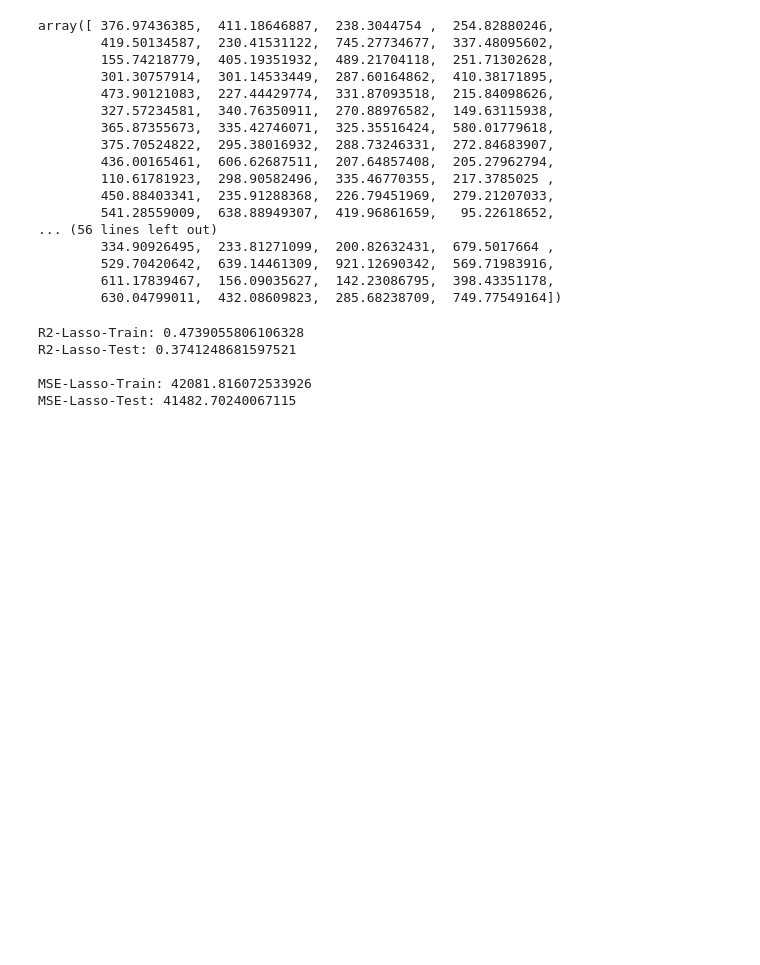
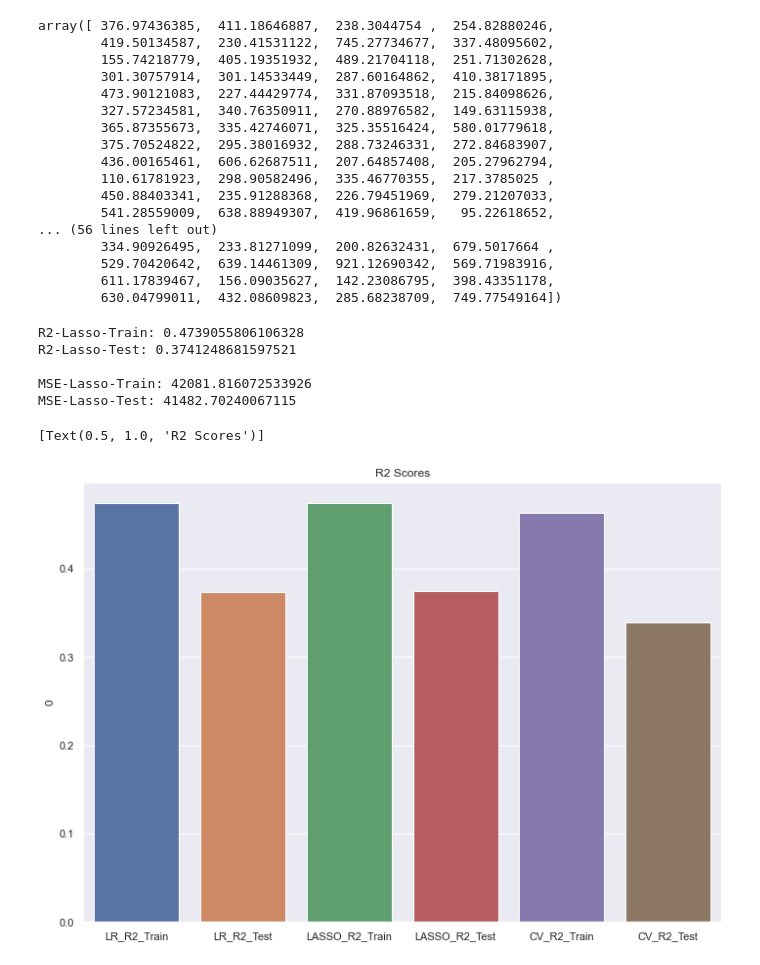
Before and after one commit to AyushVachaspati/MLTPAPER, a Jupyter notebook: MLT.ipynb, the cells around one changed output. Cells and saved outputs as stored; diff of their text form; code cells hidden in the pictures; blank space fills up the shorter version.

```diff
--- a/MLT.ipynb
+++ b/MLT.ipynb
@@ -177,3 +177,18 @@ R2-Lasso-Test: 0.3741248681597521
 
 MSE-Lasso-Train: 42081.816072533926
 MSE-Lasso-Test: 41482.70240067115
+# %%
+#Plot to compare models
+import seaborn as sns
+sns.set(rc={'figure.figsize':(11.7,8.27)})
+score_comp = pd.DataFrame([{'LR_R2_Train':r2_score(y_train,model.predict(X_train)),
+                            'LR_R2_Test':r2_score(y_test,model.predict(X_test)),
+                            'LASSO_R2_Train':r2_score(y_train,lasso.predict(X_train)),
+                            'LASSO_R2_Test':r2_score(y_test,lasso.predict(X_test)),
+                            'CV_R2_Train':r2_score(y_train,cross_val_predict(lr,X_train,y_train,cv=5)),
+                            'CV_R2_Test':r2_score(y_test,cross_val_predict(lr,X_test,y_test,cv=5))}]).transpose()
+
+sns.barplot(x=score_comp.index,y=score_comp[0],data=score_comp).set(title='R2 Scores')
+# %% [output]
+[Text(0.5, 1.0, 'R2 Scores')]
+[figure, added]
```
Also changed, not shown: parts of 2 cells of this notebook.
